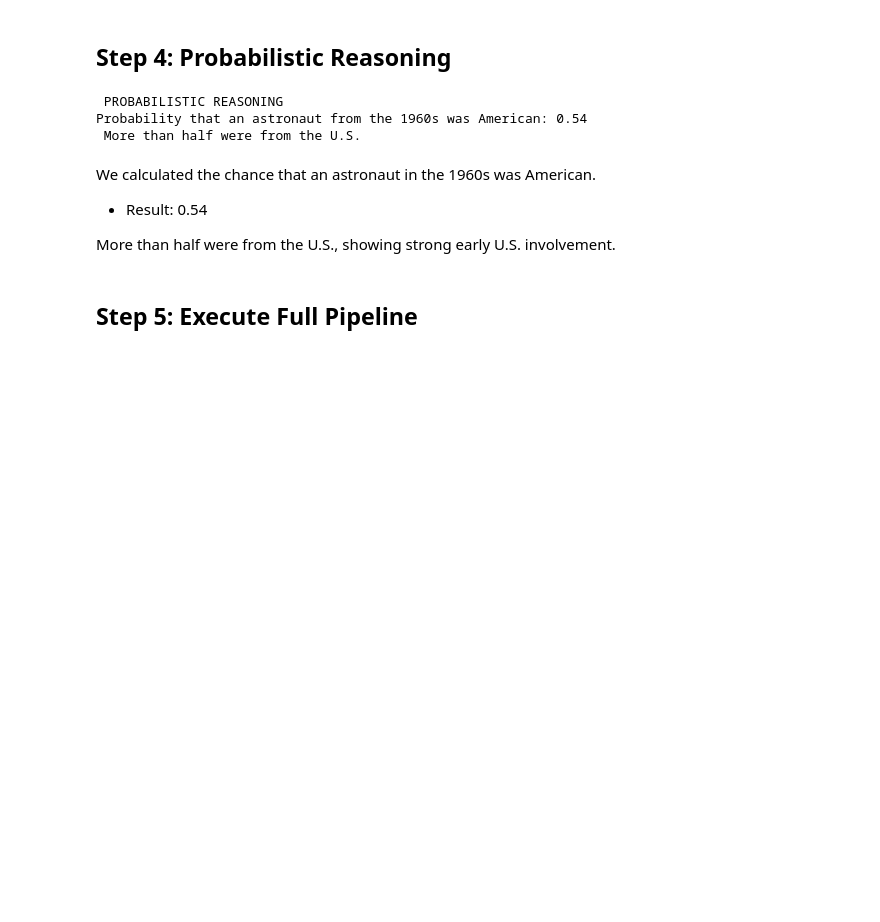
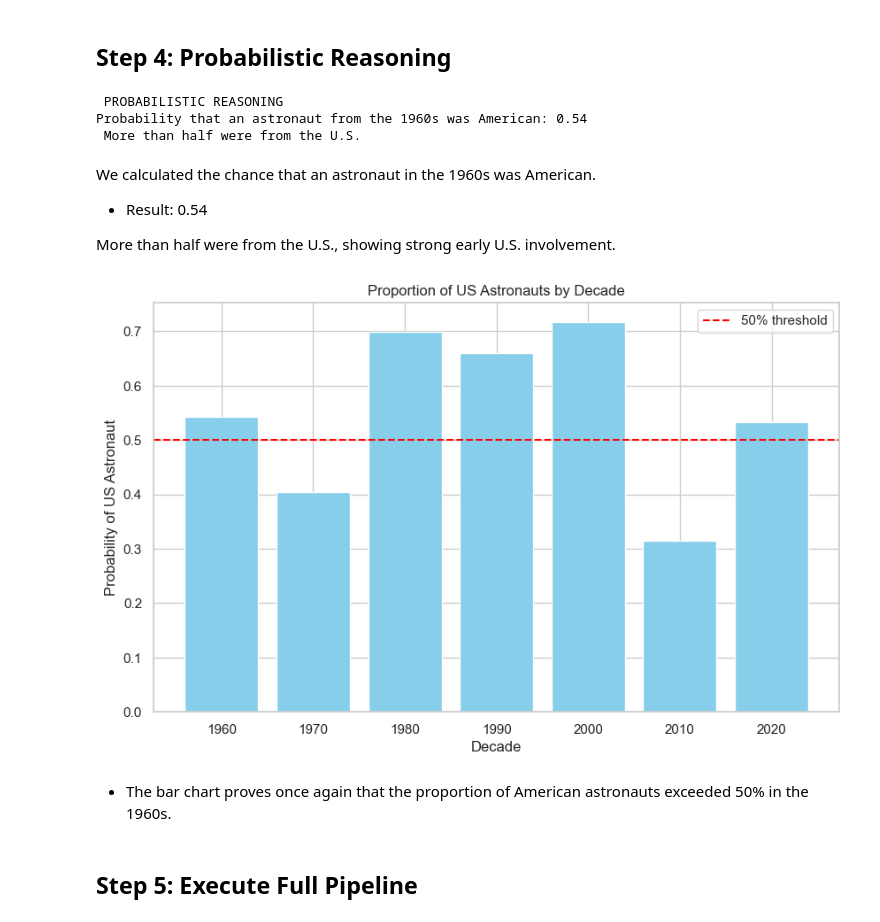
Before and after one commit to RehamAbuarqoub/DataAnalysisGroupPresentation6, a Jupyter notebook: GP6.ipynb, the cells around one changed output. Cells and saved outputs as stored; diff of their text form; code cells hidden in the pictures; blank space fills up the shorter version.

```diff
--- a/GP6.ipynb
+++ b/GP6.ipynb
@@ -145,6 +185,23 @@ We calculated the chance that an astronaut in the 1960s was American.
 - Result: 0.54
 
 More than half were from the U.S., showing strong early U.S. involvement.
+# %%
+# Calculate the proportion of American astronauts in each decade
+proportions = df.groupby('Decade')['Is_US'].mean().reset_index()
+
+# Display the bar chart
+plt.figure(figsize=(10, 6))
+plt.bar(proportions['Decade'].astype(str), proportions['Is_US'], color='skyblue')
+plt.axhline(0.5, color='red', linestyle='--', label='50% threshold')
+plt.title('Proportion of US Astronauts by Decade')
+plt.xlabel('Decade')
+plt.ylabel('Probability of US Astronaut')
+plt.legend()
+plt.show()
+# %% [output]
+[figure, added]
+# %% [markdown]
+- The bar chart proves once again that the proportion of American astronauts exceeded 50% in the 1960s.
 # %% [markdown]
 ## Step 5: Execute Full Pipeline
 # %%
```
Also changed, not shown: parts of 7 cells of this notebook.
